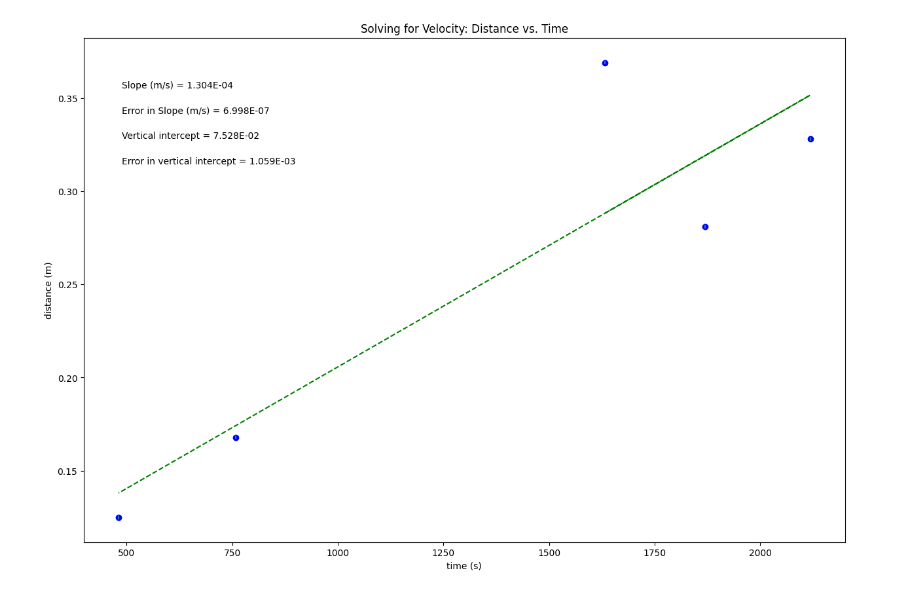
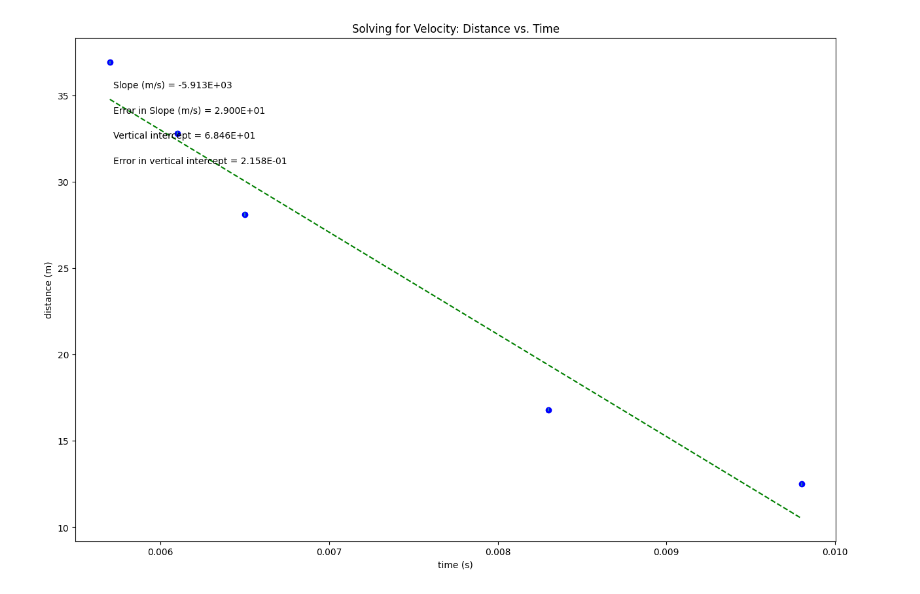
Before and after one commit to cs228130/physics-lab-plot, a Jupyter notebook: Copy_of_PHSXlab_plotting_template.ipynb, the cells around one changed output. Saved outputs shown, nothing was run; the diff lists cells and outputs as text; code cells hidden in the pictures.

```diff
--- a/Copy_of_PHSXlab_plotting_template.ipynb
+++ b/Copy_of_PHSXlab_plotting_template.ipynb
@@ -19,11 +19,11 @@ import matplotlib.pyplot as plt
 #variable names should start with a letter and must contain only letters, numbers, and underscores
 
 
-time  = np.array([1632.82, 2118.22, 1868.9, 758.51, 480.92])
+time  = np.array([.0057, .0061, .0065, .0083, .0098])
 
-distance = np.array([0.369, 0.328, 0.281, 0.168, 0.125])
+distance = np.array([36.9, 32.8, 28.1, 16.8, 12.5])
 
-err_distance = np.array([.001,.001,.001,.001,.001])
+err_distance = np.array([.1,.1,.1,.1,.1])
 
 
 
@@ -92,31 +92,31 @@ elif annotation_placement==3 or annotation_placement==4:
 #Don't need to change anything in this section!
 
 #Plot data on graph. Plot error bars and place values for slope,
 #error in slope, and vertical intercept (plus error) on the plot using "annotate"
 
 plt.figure(figsize=(15,10))
 
 plt.plot(x, fit, color='green', linestyle='--')
 plt.scatter(x, y, color='blue', marker='o')
 
 plt.xlabel(x_label)
 plt.ylabel(y_label)
 plt.title(plot_title)
 
 plt.errorbar(x, y, yerr=dy, xerr=None, fmt="none") #don't need to plot x error bars
 
 plt.annotate('Slope ({}) = {value:.{digits}E}'.format(slope_units,value=m, digits=3),
              (xpos, ypos[0]), xycoords='axes fraction')
 
 plt.annotate('Error in Slope ({}) = {value:.{digits}E}'.format(slope_units,value=dm, digits=3),
              (xpos, ypos[1]), xycoords='axes fraction')
 
 plt.annotate('Vertical intercept = {value:.{digits}E}'.format(value=b, digits=3),
              (xpos, ypos[2]), xycoords='axes fraction')
 
 plt.annotate('Error in vertical intercept = {value:.{digits}E}'.format(value=db, digits=3),
              (xpos, ypos[3]), xycoords='axes fraction')
 
 plt.show()
 # %% [output]
-[figure, old version]
+[figure, new version]
```
